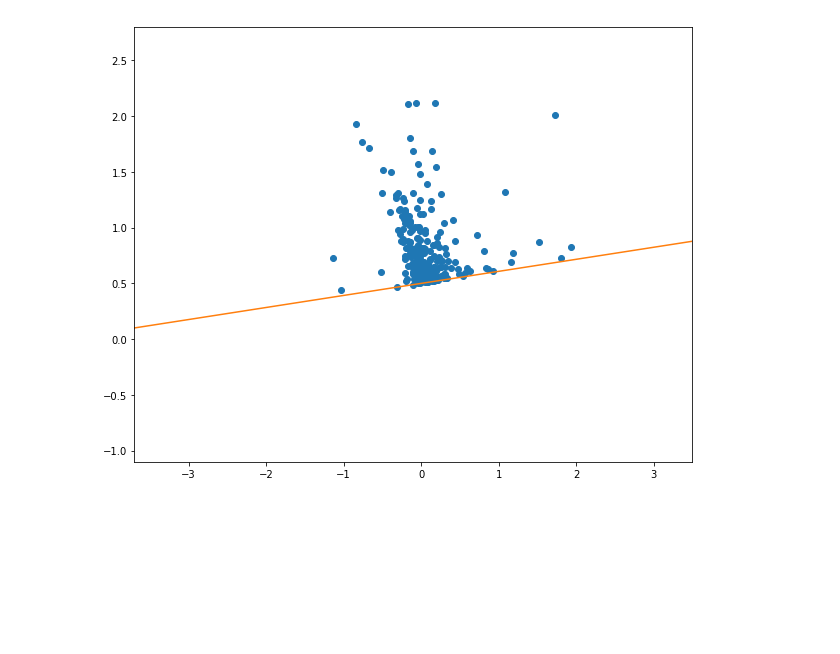
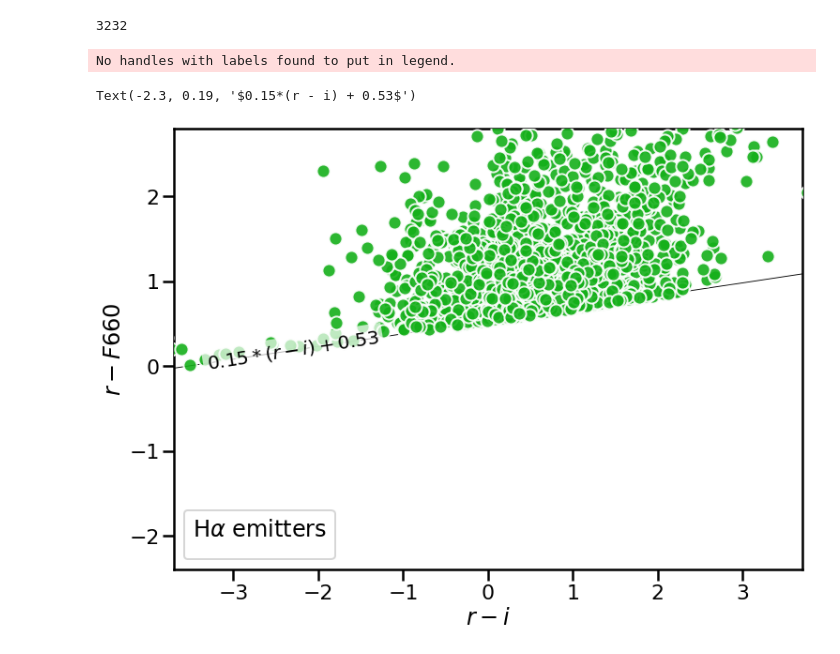
Before and after one commit to AngelGSoto/python-notebooks, a Jupyter notebook: Probing the efficiency of the sqlite method. Applying the criterion construct form the Viironen diagram.ipynb, the cells around one changed output. Saved outputs shown, nothing was run; the diff lists cells and outputs as text; code cells hidden in the pictures; blank space fills up the shorter version.

```diff
--- a/Probing the efficiency of the sqlite method. Applying the criterion construct form the Viironen diagram.ipynb
+++ b/Probing the efficiency of the sqlite method. Applying the criterion construct form the Viironen diagram.ipynb
@@ -28,13 +25,45 @@ len(data)
 # %%
 #data1.shape
 # %%
-plt.xlim(-3.7, 3.5)
-plt.ylim(-1.1, 2.8)
+#plt.xlim(-3.7, 3.5)
+#plt.ylim(-1.1, 2.8)
 #plt.plot((data1["r_auto"] - data1["i_auto"]), (data1["r_auto"] - data1["F660_auto"]), "o")
-plt.plot((data["r_auto"] - data["i_auto"]), (data["r_auto"] - data["F660_auto"]), "o")
-x = np.linspace(-5, 5)
-y =  0.108*x + 0.5
-plt.plot(x, y, "-")
-gcf().set_size_inches(10,8)
+#plt.plot((data["r_auto"] - data["i_auto"]), (data["r_auto"] - data["F660_auto"]), "o")
+#x = np.linspace(-5, 5)
+#y =  0.108*x + 0.5
+#plt.plot(x, y, "-")
+#gcf().set_size_inches(10,8)
-# %% [output]
-[figure, removed]
+# %%
+from astropy.io import fits
+import seaborn as sn
+import pandas as pd
+sn.set_context("poster")
+# %%
+datadir1 = "../DR3-SPLUS/HYDRA/"
+fitsfile = "HalphaEmit_hydra_3error_pstotal.fits"
+# %%
+hdu = fits.open(os.path.join(datadir1, fitsfile))
+# %%
+table = hdu[1].data
+len(table)
+# %% [output]
+3232
+# %%
+fig, ax = plt.subplots(figsize=(12, 12))
+ax.legend(ncol=2).set_title(r"H$\alpha$ emitters")
+ax.set(xlim=[-3.7, 3.7], ylim=[-2.4, 2.8])
+ax.set_aspect("equal")
+ax.set(xlabel=r"$r - i$", ylabel=r"$r - F660$")
+#plt.plot((data1["r_auto"] - data1["i_auto"]), (data1["r_auto"] - data1["F660_auto"]), "o")
+ax.scatter((table["R_PStotal"] - table["I_PStotal"]), (table["R_PStotal"] - table["F660_PStotal"]), c=sn.xkcd_rgb['green'],
+                  alpha=0.9, marker='o', s=200, zorder=3, edgecolor='w', cmap="Blues")
+x = np.linspace(-15.0, 15.0, 2000)
+y = 0.15*x + 0.53
+ax.plot(x, y, c="k", lw=0.9)
+textbb = {"facecolor": "white", "alpha": 0.7, "edgecolor": "none"}
+textpars = {'ha': 'center', 'va': 'center', 'bbox': textbb, 'fontsize': 'small'}
+ax.text(-2.3, 0.19, r'$0.15*(r - i) + 0.53$', rotation=8.8, rotation_mode='anchor', **textpars)
+# %% [output]
+No handles with labels found to put in legend.
+Text(-2.3, 0.19, '$0.15*(r - i) + 0.53$')
+[figure, added]
```
Also changed, not shown: parts of 5 cells of this notebook, 6 other files.
